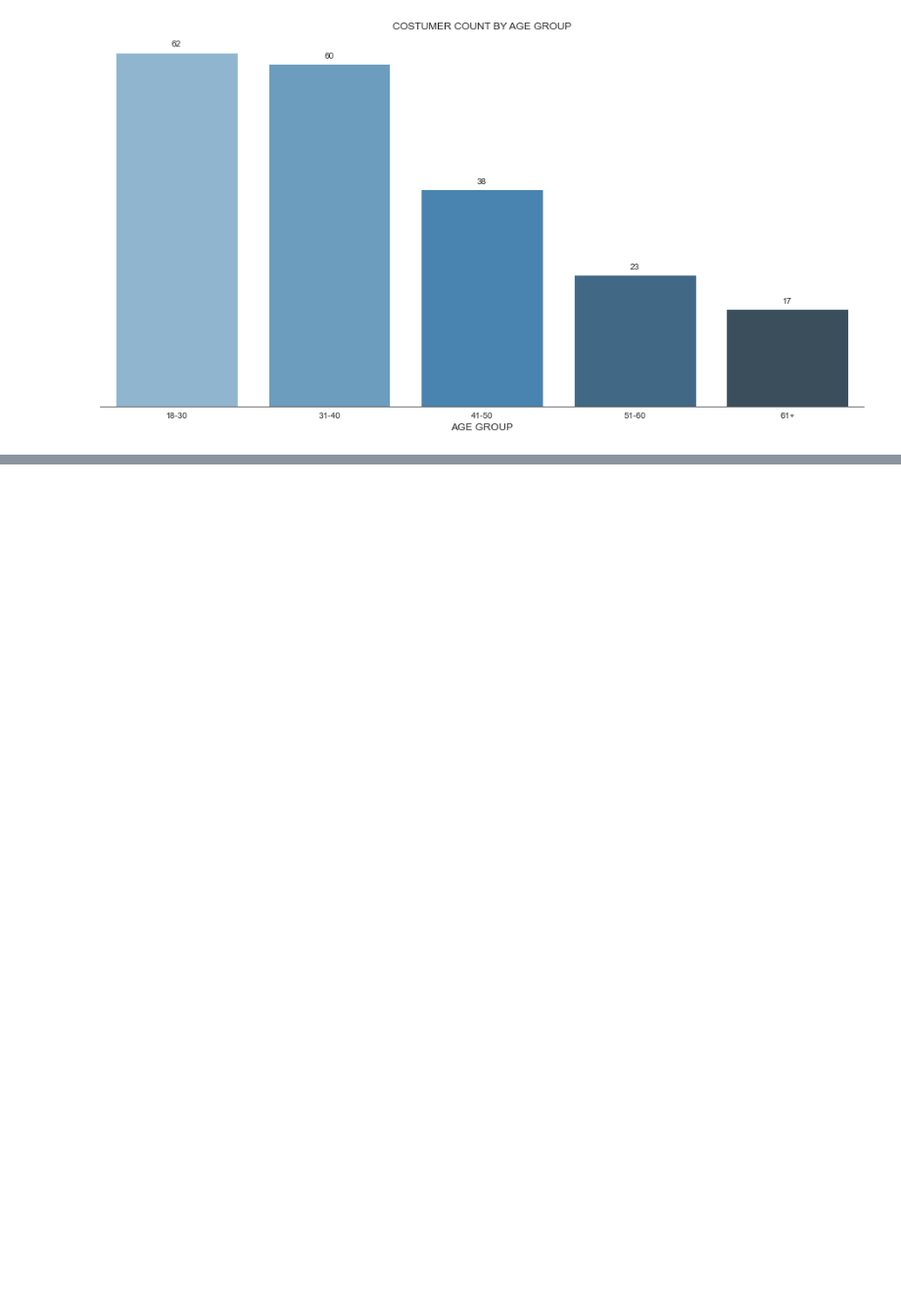
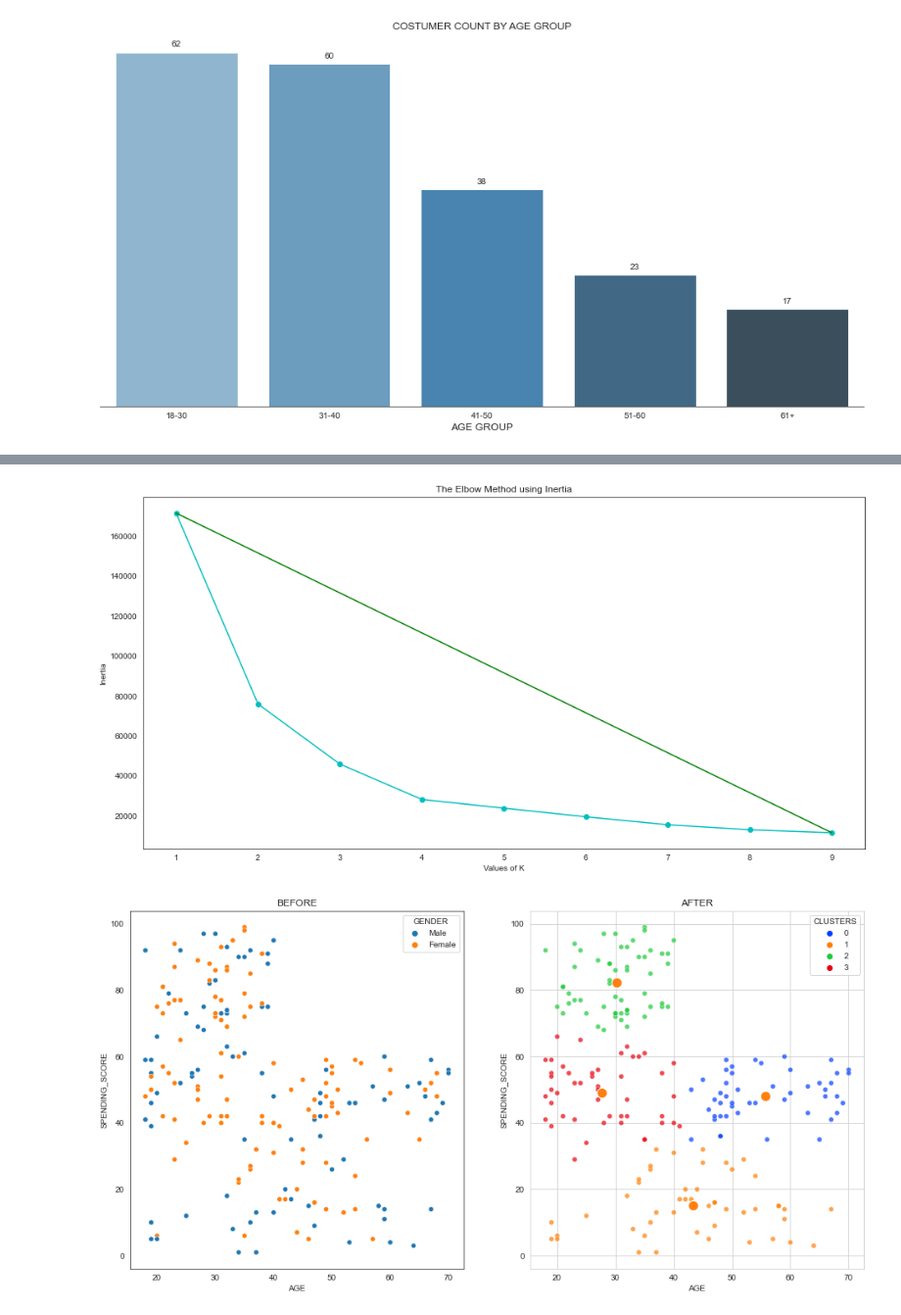
Before and after one commit to matsuch/Mall-Costumer-Segmentation, a Jupyter notebook: Mall-Costumer-Segmentation.ipynb, the cells around one changed output, grey strips where cells are left out. Shown at 98% size. Saved outputs shown, nothing was run; the diff lists cells and outputs as text; code cells hidden in the pictures; blank space fills up the shorter version.

```diff
--- a/Mall-Costumer-Segmentation.ipynb
+++ b/Mall-Costumer-Segmentation.ipynb
@@ -403,0 +475,10 @@ a
+# %%
+#numpy array
+score_age_data = df[['AGE', 'SPENDING_SCORE']].to_numpy()
+
+#call function
+clustering_score_age, centroids = two_dimensional_clustering(score_age_data, 10, df['AGE'], df['SPENDING_SCORE'])
+plots(clustering_score_age)
+# %% [output]
+[figure, added]
+[figure, added]
```
Also changed, not shown: parts of 28 cells of this notebook.
